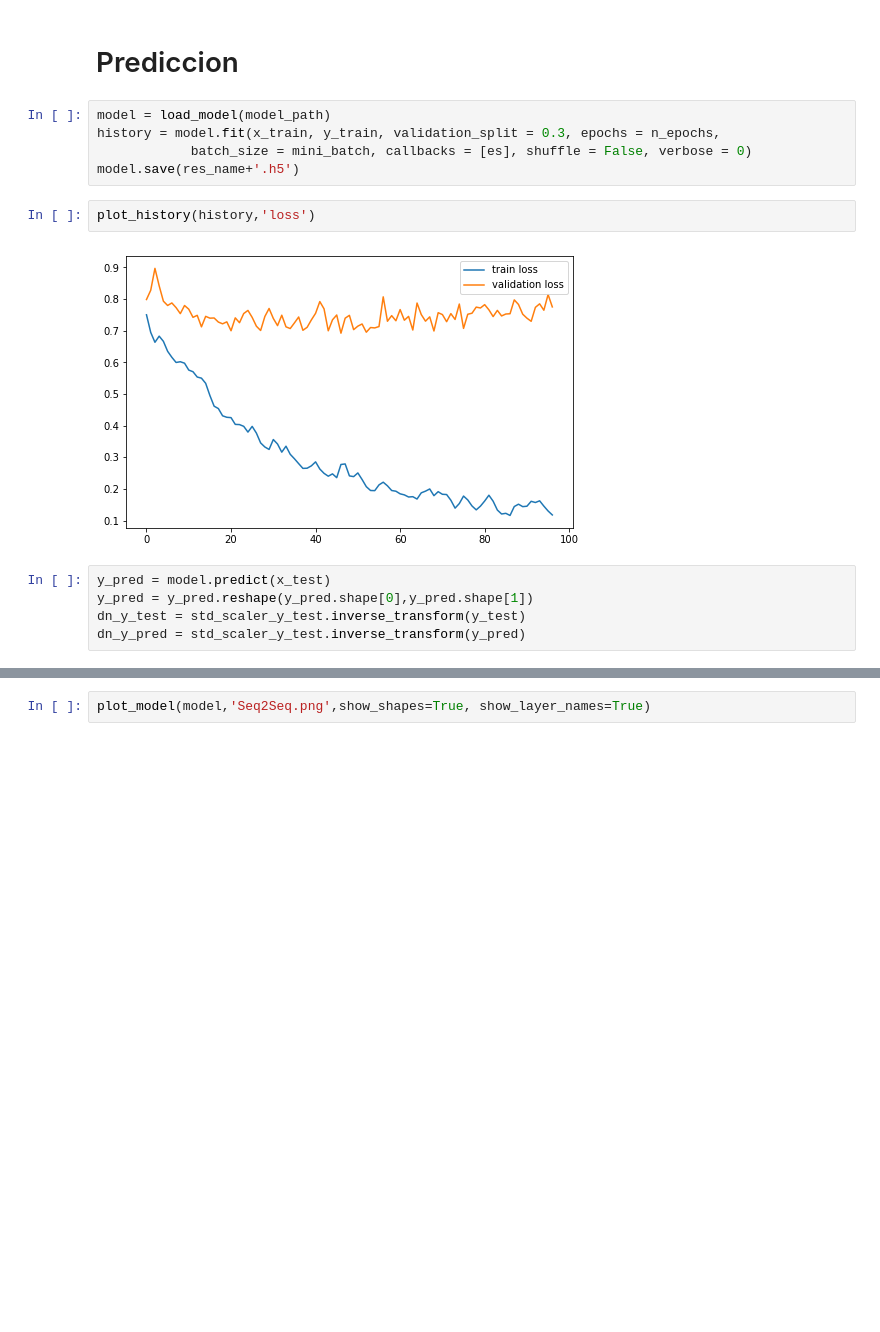
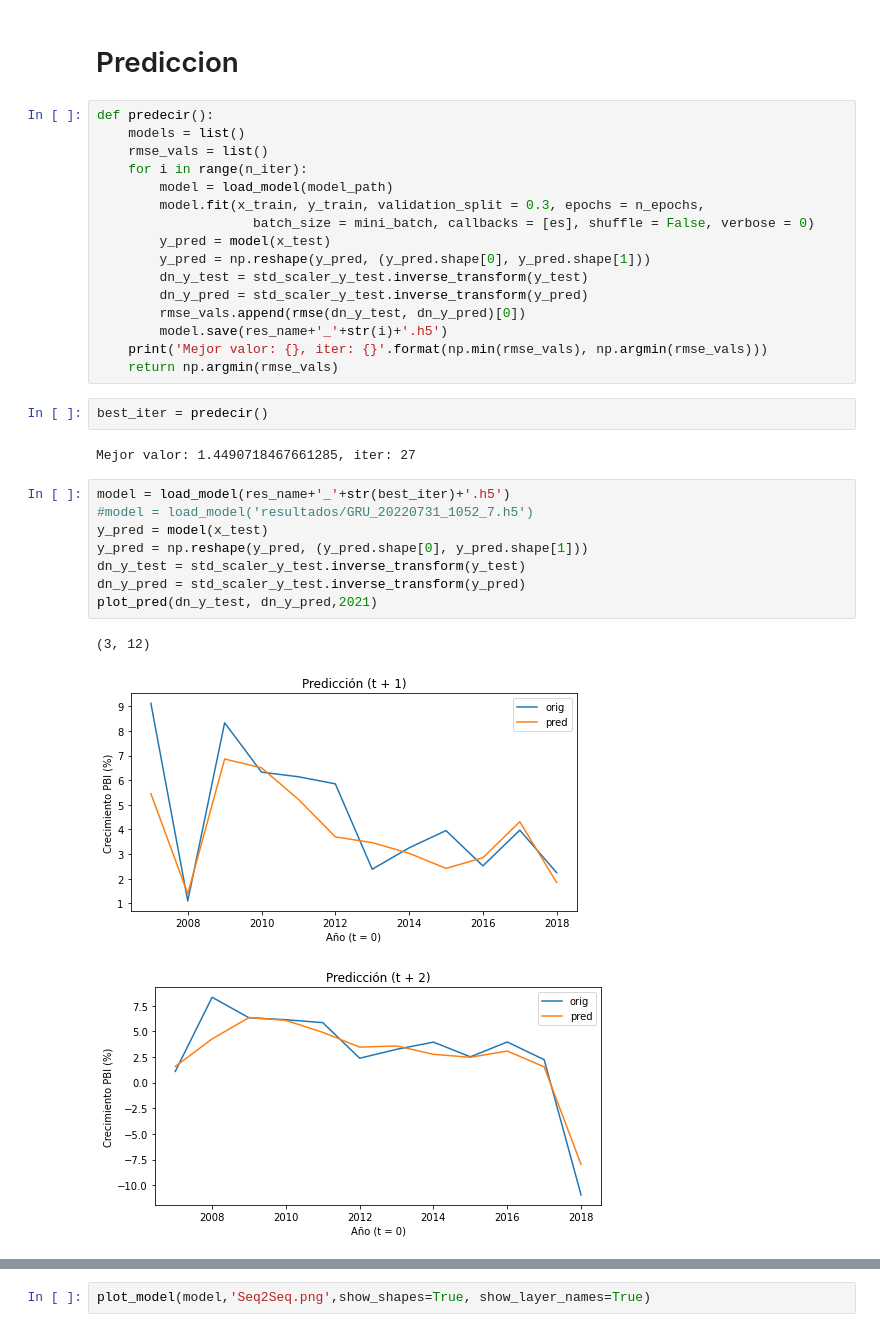
Before and after one commit to valegrei/gdp-growth-forecast, a Jupyter notebook: gdp_growth_forecasting/evaluacion/Seq2Seq_evaluation.ipynb, the cells around one changed output, grey strips where cells are left out. Drawn from its saved outputs; the diff is of its cells as text; blank space fills up the shorter version.

```diff
--- a/gdp_growth_forecasting/evaluacion/Seq2Seq_evaluation.ipynb
+++ b/gdp_growth_forecasting/evaluacion/Seq2Seq_evaluation.ipynb
@@ -201,17 +201,35 @@ df_res[['mape_1','mape_2','mape_3']].plot.box()
 [figure]
 # %% [markdown]
 # Prediccion
-# %%
-model = load_model(model_path)
-history = model.fit(x_train, y_train, validation_split = 0.3, epochs = n_epochs,
-            batch_size = mini_batch, callbacks = [es], shuffle = False, verbose = 0)
-model.save(res_name+'.h5')
-# %%
-plot_history(history,'loss')
-# %% [output]
-[figure, removed]
+# %%
+def predecir():
+    models = list()
+    rmse_vals = list()
+    for i in range(n_iter):
+        model = load_model(model_path)
+        model.fit(x_train, y_train, validation_split = 0.3, epochs = n_epochs,
+                    batch_size = mini_batch, callbacks = [es], shuffle = False, verbose = 0)
+        y_pred = model(x_test)
+        y_pred = np.reshape(y_pred, (y_pred.shape[0], y_pred.shape[1]))
+        dn_y_test = std_scaler_y_test.inverse_transform(y_test)
+        dn_y_pred = std_scaler_y_test.inverse_transform(y_pred)
+        rmse_vals.append(rmse(dn_y_test, dn_y_pred)[0])
+        model.save(res_name+'_'+str(i)+'.h5')
+    print('Mejor valor: {}, iter: {}'.format(np.min(rmse_vals), np.argmin(rmse_vals)))
+    return np.argmin(rmse_vals)
+# %%
+best_iter = predecir()
+# %% [output]
+Mejor valor: 1.4490718467661285, iter: 27
 # %%
-y_pred = model.predict(x_test)
-y_pred = y_pred.reshape(y_pred.shape[0],y_pred.shape[1])
+model = load_model(res_name+'_'+str(best_iter)+'.h5')
+#model = load_model('resultados/GRU_20220731_1052_7.h5')
+y_pred = model(x_test)
+y_pred = np.reshape(y_pred, (y_pred.shape[0], y_pred.shape[1]))
 dn_y_test = std_scaler_y_test.inverse_transform(y_test)
 dn_y_pred = std_scaler_y_test.inverse_transform(y_pred)
+plot_pred(dn_y_test, dn_y_pred,2021)
+# %% [output]
+(3, 12)
+[figure, added]
+[figure, added]
```
Also changed, not shown: parts of 2 cells of this notebook, 15 other files.
